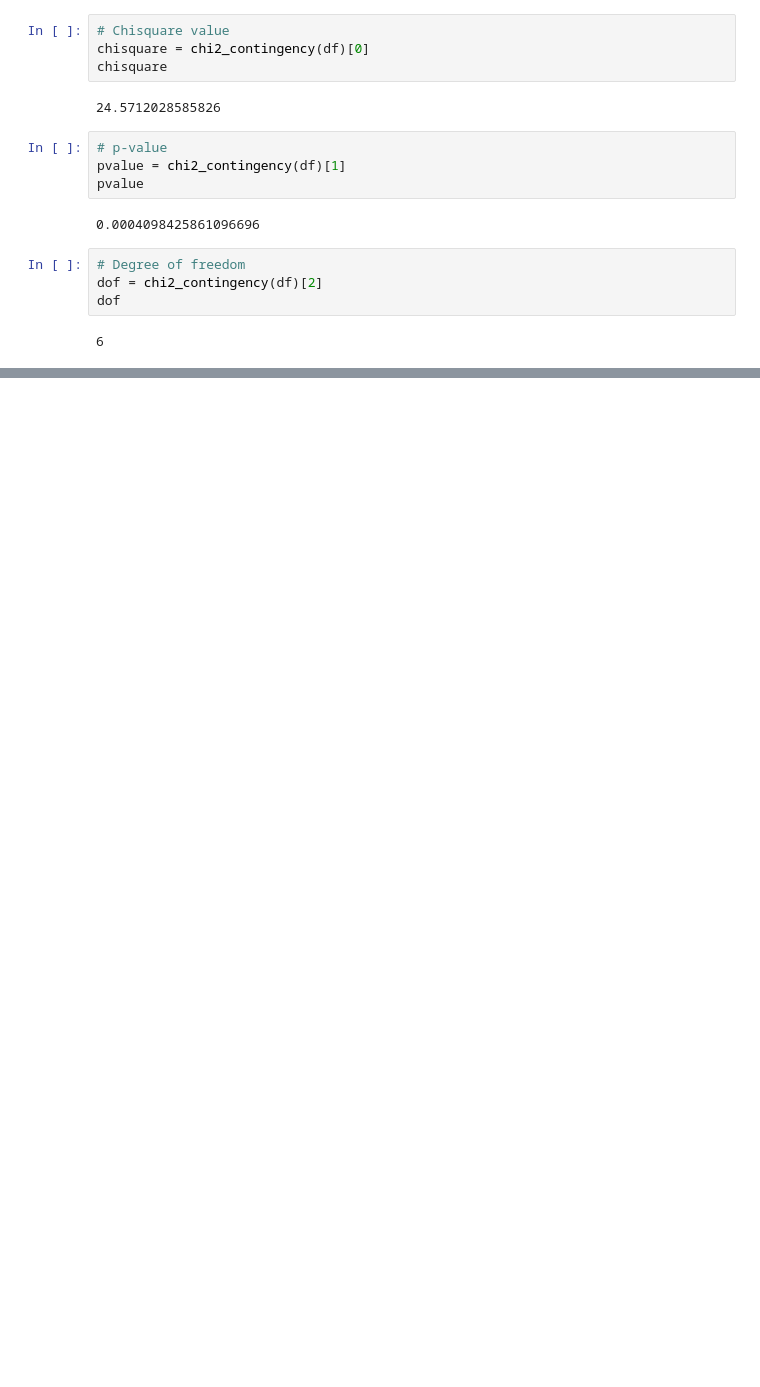
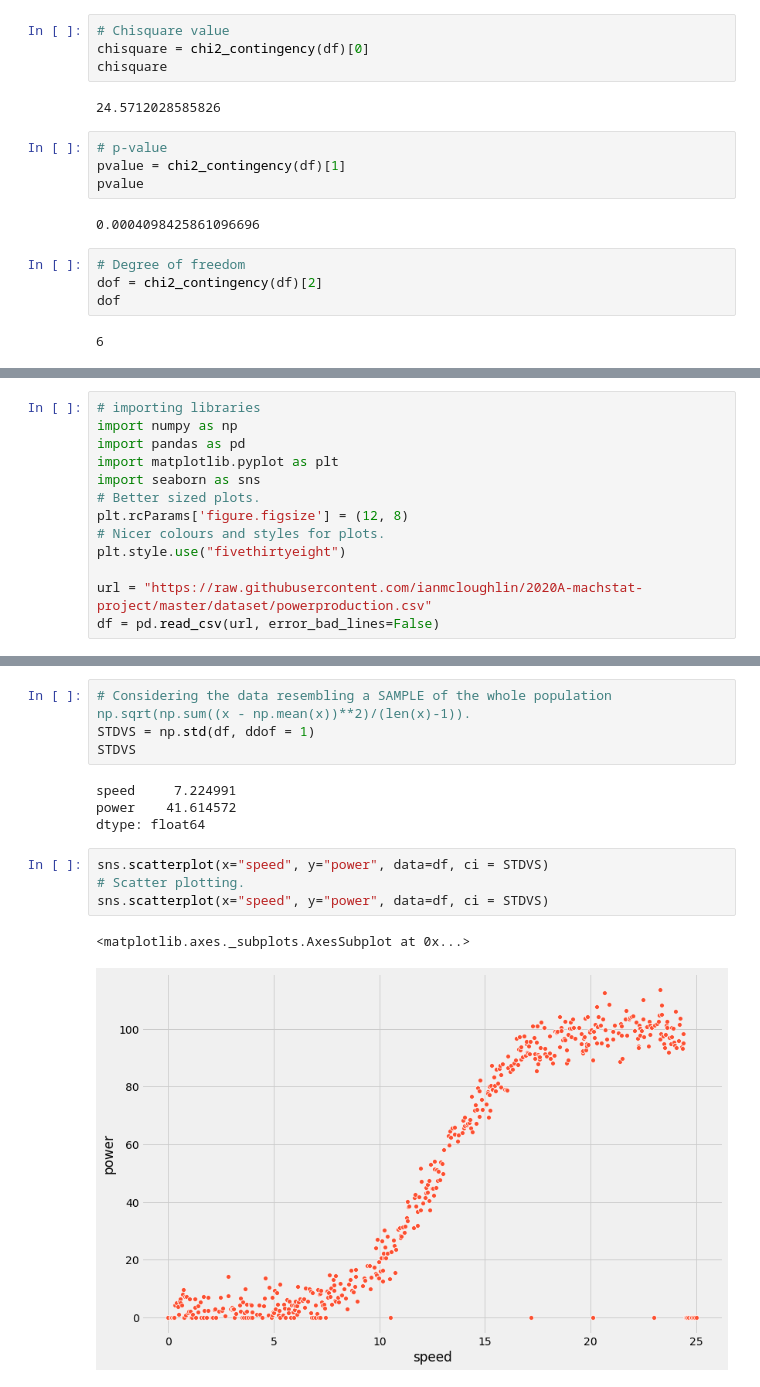
Before and after one commit to G00387867/MLS, a Jupyter notebook: Tasks.ipynb, the cells around one changed output, grey strips where cells are left out. Drawn from its saved outputs; the diff is of its cells as text; blank space fills up the shorter version.

```diff
--- a/Tasks.ipynb
+++ b/Tasks.ipynb
@@ -124,0 +173,13 @@ dof
+# %%
+# importing libraries
+import numpy as np
+import pandas as pd
+import matplotlib.pyplot as plt
+import seaborn as sns
+# Better sized plots.
+plt.rcParams['figure.figsize'] = (12, 8)
+# Nicer colours and styles for plots.
+plt.style.use("fivethirtyeight")
+
+url = "https://raw.githubusercontent.com/ianmcloughlin/2020A-machstat-project/master/dataset/powerproduction.csv"
+df = pd.read_csv(url, error_bad_lines=False)
@@ -124,0 +214,15 @@ dof
+# %%
+# Considering the data resembling a SAMPLE of the whole population np.sqrt(np.sum((x - np.mean(x))**2)/(len(x)-1)).
+STDVS = np.std(df, ddof = 1)
+STDVS
+# %% [output]
+speed     7.224991
+power    41.614572
+dtype: float64
+# %%
+sns.scatterplot(x="speed", y="power", data=df, ci = STDVS)
+# Scatter plotting.
+sns.scatterplot(x="speed", y="power", data=df, ci = STDVS)
+# %% [output]
+<matplotlib.axes._subplots.AxesSubplot at 0x...>
+[figure, added]
```
Also changed, not shown: parts of 16 cells of this notebook.
